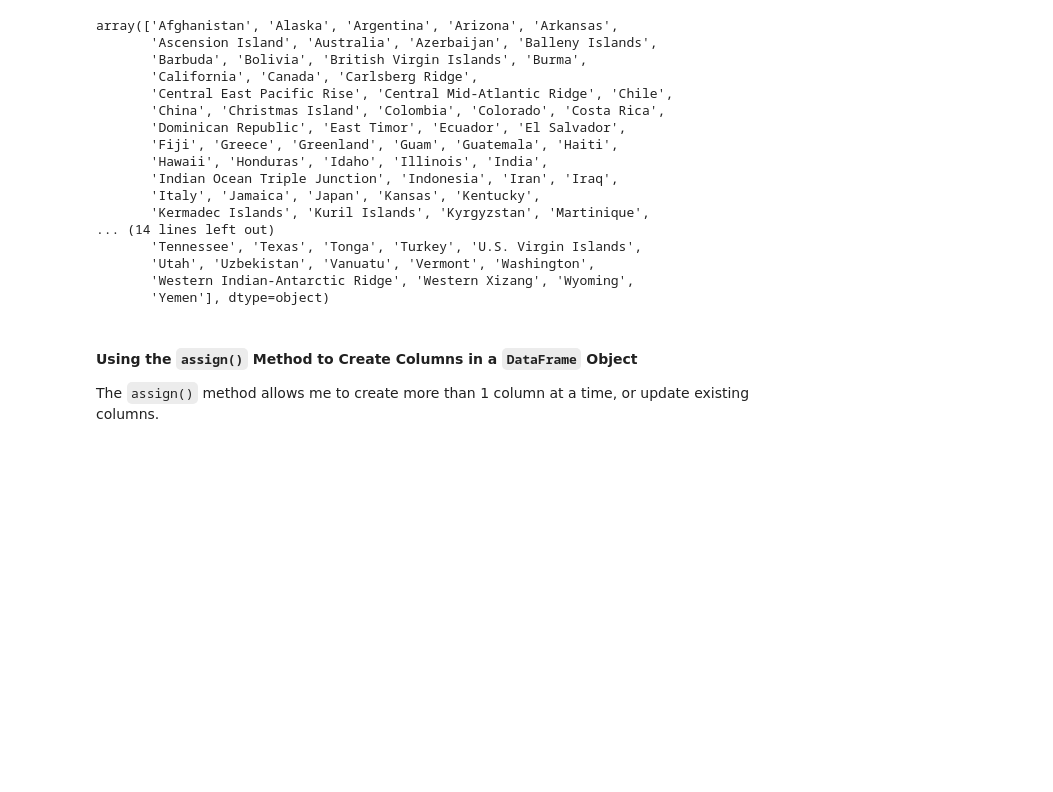
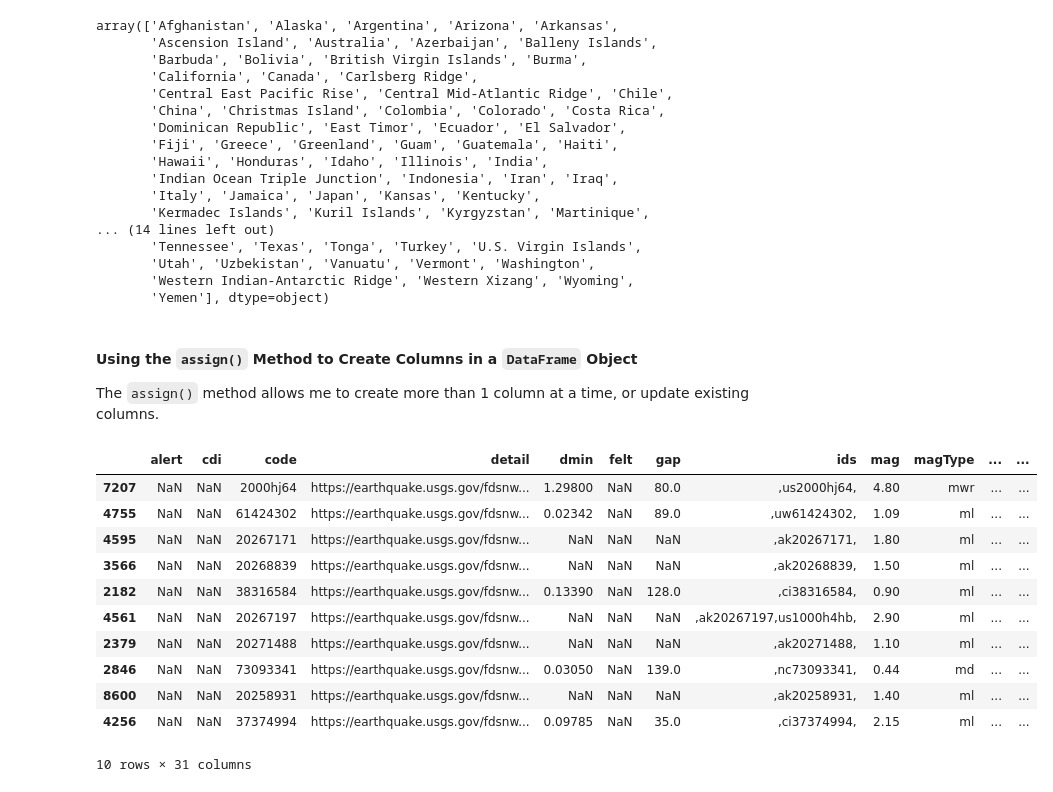
Before and after one commit to hestrang1993/Hands-On-Data-Analysis-with-Pandas-2nd-edition, a Jupyter notebook: ch_02/my_ch_02_work.ipynb, the cells around one changed output. Drawn from its saved outputs; the diff is of its cells as text; code cells hidden in the pictures; blank space fills up the shorter version.

```diff
--- a/ch_02/my_ch_02_work.ipynb
+++ b/ch_02/my_ch_02_work.ipynb
@@ -905,3 +905,32 @@ array(['Afghanistan', 'Alaska', 'Argentina', 'Arizona', 'Arkansas',
 #### Using the ``assign()`` Method to Create Columns in a ``DataFrame`` Object
 
 The ``assign()`` method allows me to create more than 1 column at a time, or update existing columns.
+# %%
+in_california = df_csv.parsed_place.str.endswith('California')
+"""
+pandas.core.series.Series: A column for whether the earthquake occurred in California.
+"""
+in_alaska = df_csv.parsed_place.str.endswith('Alaska')
+"""
+pandas.core.series.Series: A column for whether the earthquake occurred in Alaska.
+"""
+number_of_columns_to_sample = 10
+"""
+int: The number of columns to sample from the original DataFrame instance.
+"""
+df_csv.assign(
+    in_california = df_csv.parsed_place.str.endswith('California'),
+    in_alaska = df_csv.parsed_place.str.endswith('Alaska')).sample(number_of_columns_to_sample, random_state = 0)
+# %% [output]
+|  | alert | cdi | code | detail | dmin | felt | gap | ids | mag | magType | ... | ... |
+| 7207 | NaN | NaN | 2000hj64 | https://earthquake.usgs.gov/fdsnw... | 1.29800 | NaN | 80.0 | ,us2000hj64, | 4.80 | mwr | ... | ... |
+| 4755 | NaN | NaN | 61424302 | https://earthquake.usgs.gov/fdsnw... | 0.02342 | NaN | 89.0 | ,uw61424302, | 1.09 | ml | ... | ... |
+| 4595 | NaN | NaN | 20267171 | https://earthquake.usgs.gov/fdsnw... | NaN | NaN | NaN | ,ak20267171, | 1.80 | ml | ... | ... |
+| 3566 | NaN | NaN | 20268839 | https://earthquake.usgs.gov/fdsnw... | NaN | NaN | NaN | ,ak20268839, | 1.50 | ml | ... | ... |
+| 2182 | NaN | NaN | 38316584 | https://earthquake.usgs.gov/fdsnw... | 0.13390 | NaN | 128.0 | ,ci38316584, | 0.90 | ml | ... | ... |
+| 4561 | NaN | NaN | 20267197 | https://earthquake.usgs.gov/fdsnw... | NaN | NaN | NaN | ,ak20267197,us1000h4hb, | 2.90 | ml | ... | ... |
+| 2379 | NaN | NaN | 20271488 | https://earthquake.usgs.gov/fdsnw... | NaN | NaN | NaN | ,ak20271488, | 1.10 | ml | ... | ... |
+| 2846 | NaN | NaN | 73093341 | https://earthquake.usgs.gov/fdsnw... | 0.03050 | NaN | 139.0 | ,nc73093341, | 0.44 | md | ... | ... |
+| 8600 | NaN | NaN | 20258931 | https://earthquake.usgs.gov/fdsnw... | NaN | NaN | NaN | ,ak20258931, | 1.40 | ml | ... | ... |
+| 4256 | NaN | NaN | 37374994 | https://earthquake.usgs.gov/fdsnw... | 0.09785 | NaN | 35.0 | ,ci37374994, | 2.15 | ml | ... | ... |
+10 rows × 31 columns
```
Also changed, not shown: parts of 7 cells of this notebook, 1 other file.
